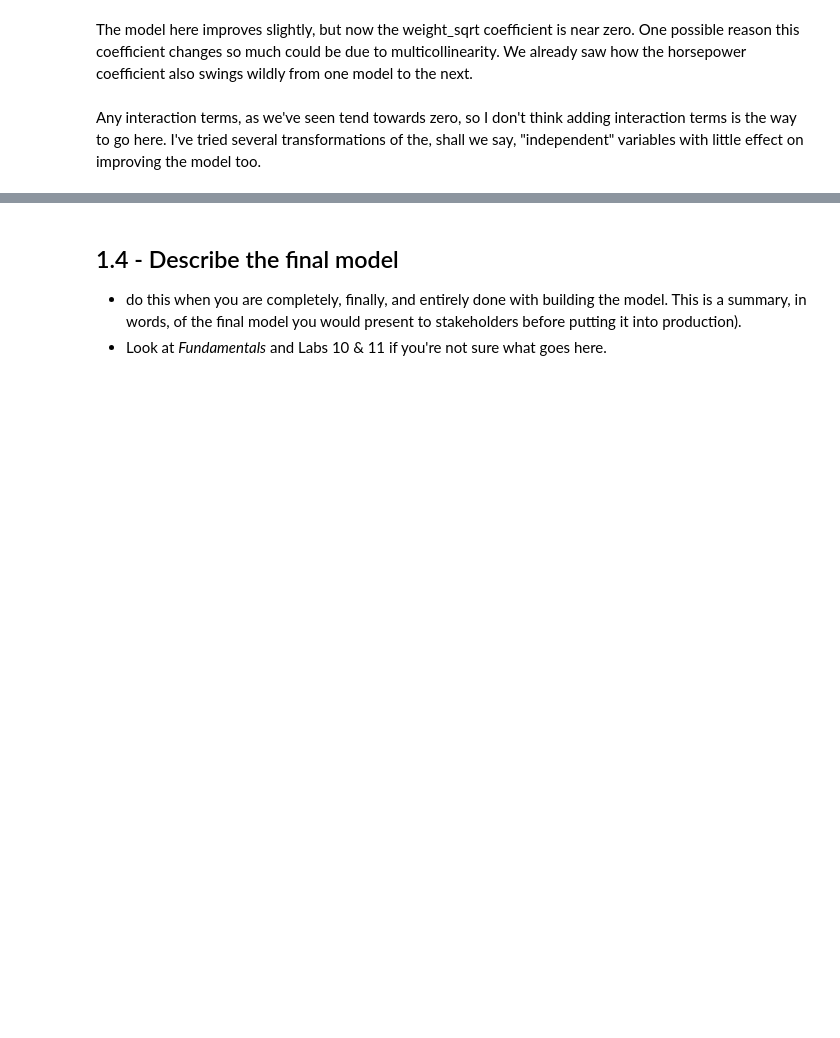
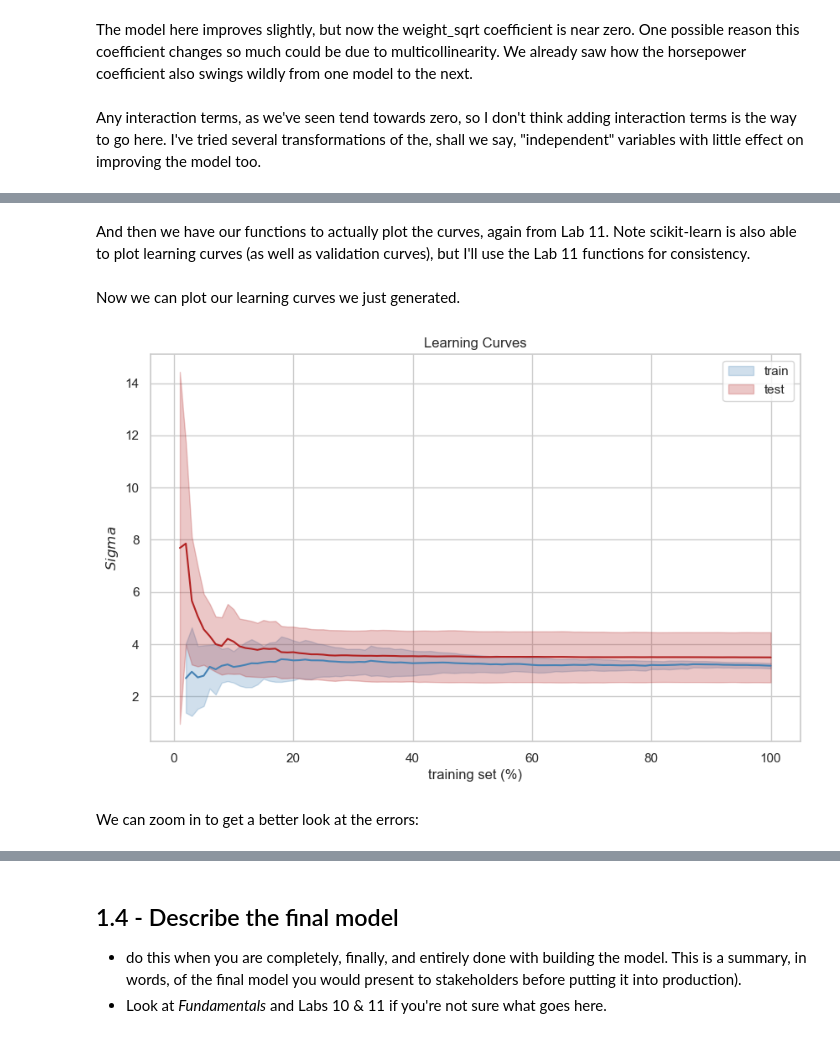
Before and after one commit to ansaridan/jhu-data-engineering-team-5, a Jupyter notebook: Problem_Set_5_2/Jhirsc21.ipynb, the cells around one changed output, grey strips where cells are left out. Drawn from its saved outputs; the diff is of its cells as text; code cells hidden in the pictures; blank space fills up the shorter version.

```diff
--- a/Problem_Set_5_2/Jhirsc21.ipynb
+++ b/Problem_Set_5_2/Jhirsc21.ipynb
@@ -831,0 +930,53 @@ Any interaction terms, as we've seen tend towards zero, so I don't think adding
+# %%
+formula = 'mpg ~ displacement + horsepower + weight_sqrt + model_year + region_2 + region_3'
+result = learning_curves(models.linear_regression, formula, data, lambda r: r["sigma"])
+# %% [markdown]
+And then we have our functions to actually plot the curves, again from Lab 11. Note scikit-learn is also able to plot learning curves (as well as validation curves), but I'll use the Lab 11 functions for consistency.
+# %%
+def results_to_curves( curve, results):
+    all_statistics = results[ curve]
+    keys = list( all_statistics.keys())
+    keys.sort()
+    mean = []
+    upper = []
+    lower = []
+    for k in keys:
+        m, s = all_statistics[ k]
+        mean.append( m)
+        upper.append( m + 2 * s)
+        lower.append( m - 2 * s)
+    return keys, lower, mean, upper
+# %%
+def plot_learning_curves( results, metric, zoom=False):
+    figure = plt.figure(figsize=(10,6))
+
+    axes = figure.add_subplot(1, 1, 1)
+
+    xs, train_lower, train_mean, train_upper = results_to_curves( "train", results)
+    _, test_lower, test_mean, test_upper = results_to_curves( "test", results)
+
+    axes.plot( xs, train_mean, color="steelblue")
+    axes.fill_between( xs, train_upper, train_lower, color="steelblue", alpha=0.25, label="train")
+    axes.plot( xs, test_mean, color="firebrick")
+    axes.fill_between( xs, test_upper, test_lower, color="firebrick", alpha=0.25, label="test")
+    axes.legend()
+    axes.set_xlabel( "training set (%)")
+    axes.set_ylabel( metric)
+    axes.set_title("Learning Curves")
+
+    if zoom:
+        y_lower = int( 0.9 * np.amin([train_lower[-1], test_lower[-1]]))
+        y_upper = int( 1.1 * np.amax([train_upper[-1], test_upper[-1]]))
+        axes.set_ylim((y_lower, y_upper))
+
+    plt.show()
+    plt.close()
+#
+# %% [markdown]
+Now we can plot our learning curves we just generated.
+# %%
+plot_learning_curves(result, r"$Sigma$")
+# %% [output]
+[figure, added]
+# %% [markdown]
+We can zoom in to get a better look at the errors:
```
Also changed, not shown: parts of 86 cells of this notebook.
